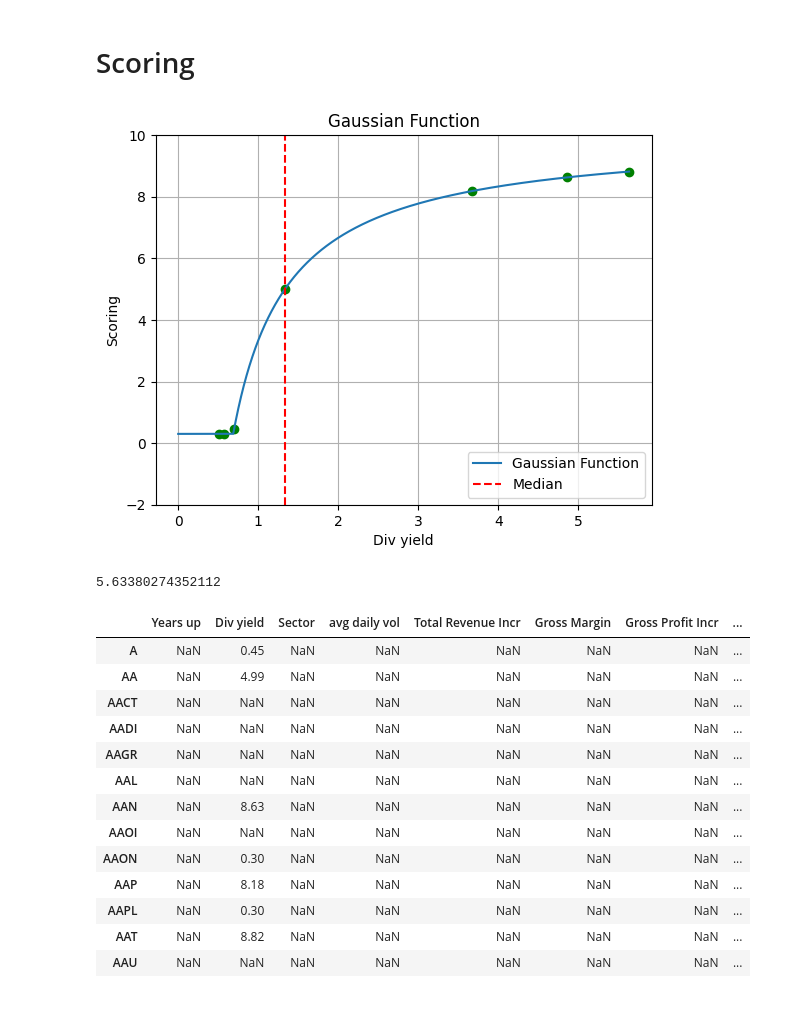
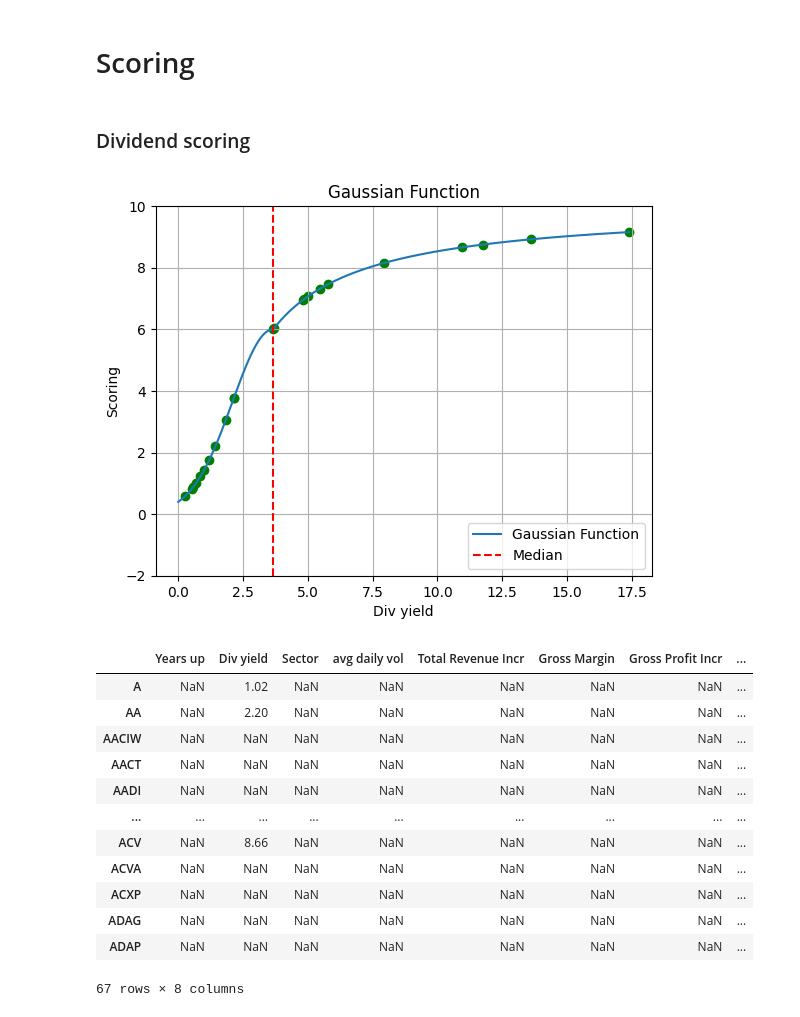
Before and after one commit to Idanq1/Stocks-Strategies, a Jupyter notebook: Investing/Checklist.ipynb, the cells around one changed output. Drawn from its saved outputs; the diff is of its cells as text; code cells hidden in the pictures.

Commit message:
More scoring system

```diff
--- a/Investing/Checklist.ipynb
+++ b/Investing/Checklist.ipynb
@@ -29,7 +29,7 @@ def get_all_tickers(etf=False):
 def get_data(tickers_list, p="max"):
     return yf.download(tickers_list, period=p, interval="1d")
 # %%
-tickers = get_all_tickers()[:20]
+tickers = get_all_tickers()[:100]
 # tickers = ["TSLA", "AAPL", "MSFT", "NVDA", "GOOG", "AACI"]
 data = get_data(tickers)
 # %% [output]
@@ -127,4 +123,5 @@ for ticker in stocks_checklist.index:
         stocks_checklist.loc[ticker, "Trading years"] = current_year - fty
 
 stocks_checklist["Div yield"].replace(0.0, np.nan, inplace=True)
+stocks_checklist.replace([np.inf, -np.inf], np.nan, inplace=True)
 # %% [output]
@@ -166,41 +151,56 @@ div_scores = gaussian(div_values, peak)
+# %% [markdown]
+### Dividend scoring
+# %%
+def div_func(x, peak1, peak2, med, sigma1, sigma2):
+    f1 = (-1/(x*sigma1)) + peak2
+    f2 = peak1 * np.exp(-((x-med)**2)/sigma2)
+    return np.where(x < med, f2, f1)
+# %%
+peak1 = 6  # Y peak value of the first mishvaha
+peak2 = 10  # Y peak value of the second mishvaha (the one where it shoef to)
+starting_value = 0.4  # The score of a div yield 0
+
+tmp = stocks_checklist["Div yield"].dropna()  # Drop no-dividend stocks
+div_values = np.array(tmp.values)
+div_stocks = np.array(tmp.index)
+med = np.median(div_values)  # Median, to determine the peak of the first function
+sigma1 = 1/(med*(peak2-peak1))  # In order for the second function to continue from where the first function stops (after the median point)
+sigma2 = (med**2) / math.log(peak1/starting_value)  # Determine the slope by the starting point and peak of median
+div_scores = div_func(div_values, peak1, peak2, med, sigma1, sigma2)
 # %%
-x_values = np.linspace(0, max(div_values), 5000)  # Generating 1000 values between 0 and 4
-y_values = gaussian(x_values, peak)  # Calculate corresponding y values using the Gaussian function
-# y_values = asymmetric_gaussian_sigmoid(x_values, mu, sigma_left, slope, offset)
+def plot_score(div_values, peak1, peak2, med, sigma1, sigma2):
+    x_values = np.linspace(0, max(div_values), 5000)  # Generating 1000 values between 0 and 4
+    y_values = div_func(x_values, peak1, peak2, med, sigma1, sigma2)
+    # Calculate corresponding y values using the Gaussian function
 
-# Plot the function
-plt.plot(x_values, y_values, label=f'Gaussian Function')
-plt.ylim(-2, 10)  # Adjust these limits according to your needs
+    # Plot the function
+    plt.plot(x_values, y_values, label=f'Gaussian Function')
+    plt.ylim(-2, 10)  # Adjust these limits according to your needs
 
-plt.scatter(div_values, div_scores, color='green', marker='o')
-plt.axvline(med, color="red", linestyle="--", label="Median")
-plt.title('Gaussian Function')
-plt.xlabel('Div yield')
-plt.ylabel('Scoring')
-plt.legend()
-plt.grid(True)
+    plt.scatter(div_values, div_scores, color='green', marker='o')
+    plt.axvline(med, color="red", linestyle="--", label="Median")
+    plt.title('Gaussian Function')
+    plt.xlabel('Div yield')
+    plt.ylabel('Scoring')
+    plt.legend()
+    plt.grid(True)
+plot_score(div_values, peak1, peak2, med, sigma1, sigma2)
 # %% [output]
-[figure, old version]
+[figure, new version]
-# %%
-max(div_values)
-# %% [output]
-5.63380274352112
 # %%
-scores = pd.DataFrame(index=stocks_checklist.index, columns=stocks_checklist.columns)
 scores.loc[div_stocks, "Div yield"] = div_scores
 scores
 # %% [output]
 |  | Years up | Div yield | Sector | avg daily vol | Total Revenue Incr | Gross Margin | Gross Profit Incr | ... |
-| A | NaN | 0.45 | NaN | NaN | NaN | NaN | NaN | ... |
-| AA | NaN | 4.99 | NaN | NaN | NaN | NaN | NaN | ... |
+| A | NaN | 1.02 | NaN | NaN | NaN | NaN | NaN | ... |
+| AA | NaN | 2.20 | NaN | NaN | NaN | NaN | NaN | ... |
+| AACIW | NaN | NaN | NaN | NaN | NaN | NaN | NaN | ... |
 | AACT | NaN | NaN | NaN | NaN | NaN | NaN | NaN | ... |
 | AADI | NaN | NaN | NaN | NaN | NaN | NaN | NaN | ... |
-| AAGR | NaN | NaN | NaN | NaN | NaN | NaN | NaN | ... |
-| AAL | NaN | NaN | NaN | NaN | NaN | NaN | NaN | ... |
-| AAN | NaN | 8.63 | NaN | NaN | NaN | NaN | NaN | ... |
-| AAOI | NaN | NaN | NaN | NaN | NaN | NaN | NaN | ... |
-| AAON | NaN | 0.30 | NaN | NaN | NaN | NaN | NaN | ... |
-| AAP | NaN | 8.18 | NaN | NaN | NaN | NaN | NaN | ... |
-| AAPL | NaN | 0.30 | NaN | NaN | NaN | NaN | NaN | ... |
-| AAT | NaN | 8.82 | NaN | NaN | NaN | NaN | NaN | ... |
-| AAU | NaN | NaN | NaN | NaN | NaN | NaN | NaN | ... |
+| ... | ... | ... | ... | ... | ... | ... | ... | ... |
+| ACV | NaN | 8.66 | NaN | NaN | NaN | NaN | NaN | ... |
+| ACVA | NaN | NaN | NaN | NaN | NaN | NaN | NaN | ... |
+| ACXP | NaN | NaN | NaN | NaN | NaN | NaN | NaN | ... |
+| ADAG | NaN | NaN | NaN | NaN | NaN | NaN | NaN | ... |
+| ADAP | NaN | NaN | NaN | NaN | NaN | NaN | NaN | ... |
+67 rows × 8 columns
```
Also changed, not shown: parts of 19 cells of this notebook.
